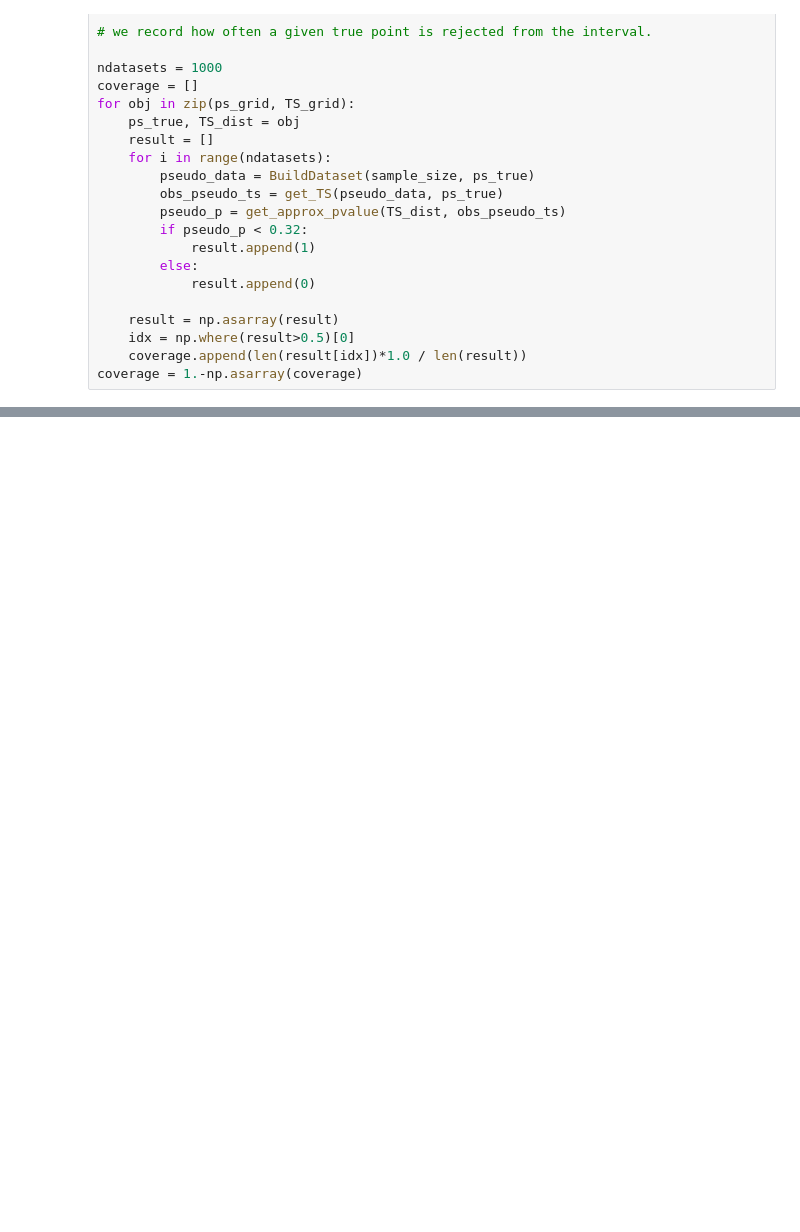
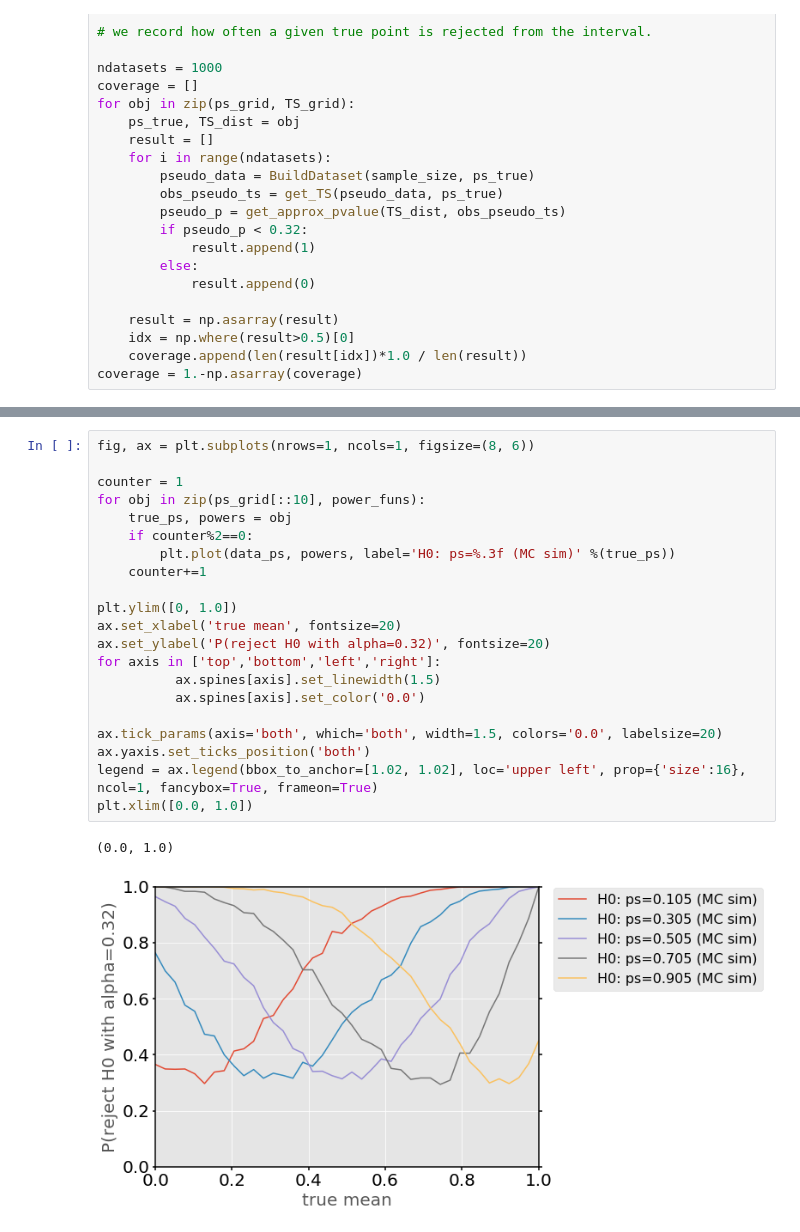
Before and after one commit to HansN87/TUM-lectures-PH2282, a Jupyter notebook: ex6/confidence_intervals_medium_sample.ipynb, the cells around one changed output, grey strips where cells are left out. Cells and saved outputs as stored; diff of their text form; blank space fills up the shorter version.

```diff
--- a/ex6/confidence_intervals_medium_sample.ipynb
+++ b/ex6/confidence_intervals_medium_sample.ipynb
@@ -330,0 +412,24 @@ cbar.ax.tick_params(labelsize=20)
+# %%
+fig, ax = plt.subplots(nrows=1, ncols=1, figsize=(8, 6))
+
+counter = 1
+for obj in zip(ps_grid[::10], power_funs):
+    true_ps, powers = obj
+    if counter%2==0:
+        plt.plot(data_ps, powers, label='H0: ps=%.3f (MC sim)' %(true_ps))
+    counter+=1
+
+plt.ylim([0, 1.0])
+ax.set_xlabel('true mean', fontsize=20)
+ax.set_ylabel('P(reject H0 with alpha=0.32)', fontsize=20)
+for axis in ['top','bottom','left','right']:
+          ax.spines[axis].set_linewidth(1.5)
+          ax.spines[axis].set_color('0.0')
+
+ax.tick_params(axis='both', which='both', width=1.5, colors='0.0', labelsize=20)
+ax.yaxis.set_ticks_position('both')
+legend = ax.legend(bbox_to_anchor=[1.02, 1.02], loc='upper left', prop={'size':16}, ncol=1, fancybox=True, frameon=True)
+plt.xlim([0.0, 1.0])
+# %% [output]
+(0.0, 1.0)
+[figure, added]
```
Also changed, not shown: parts of 10 cells of this notebook, 2 other files.
